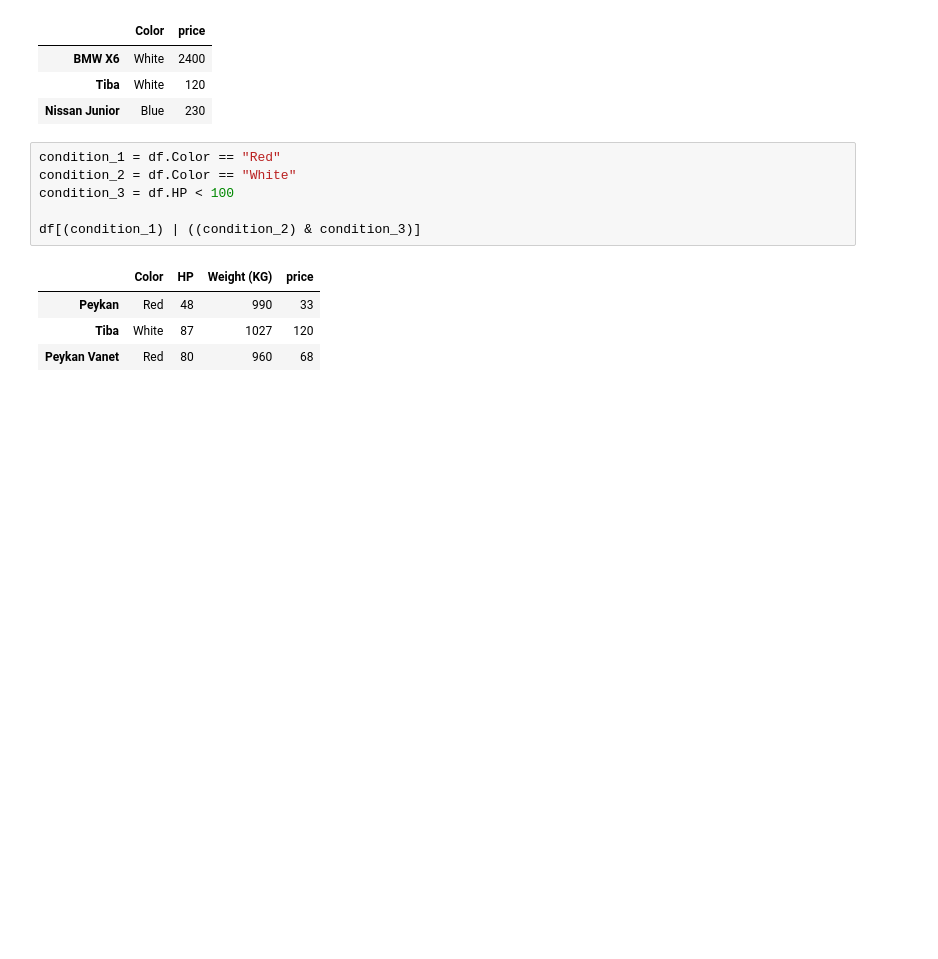
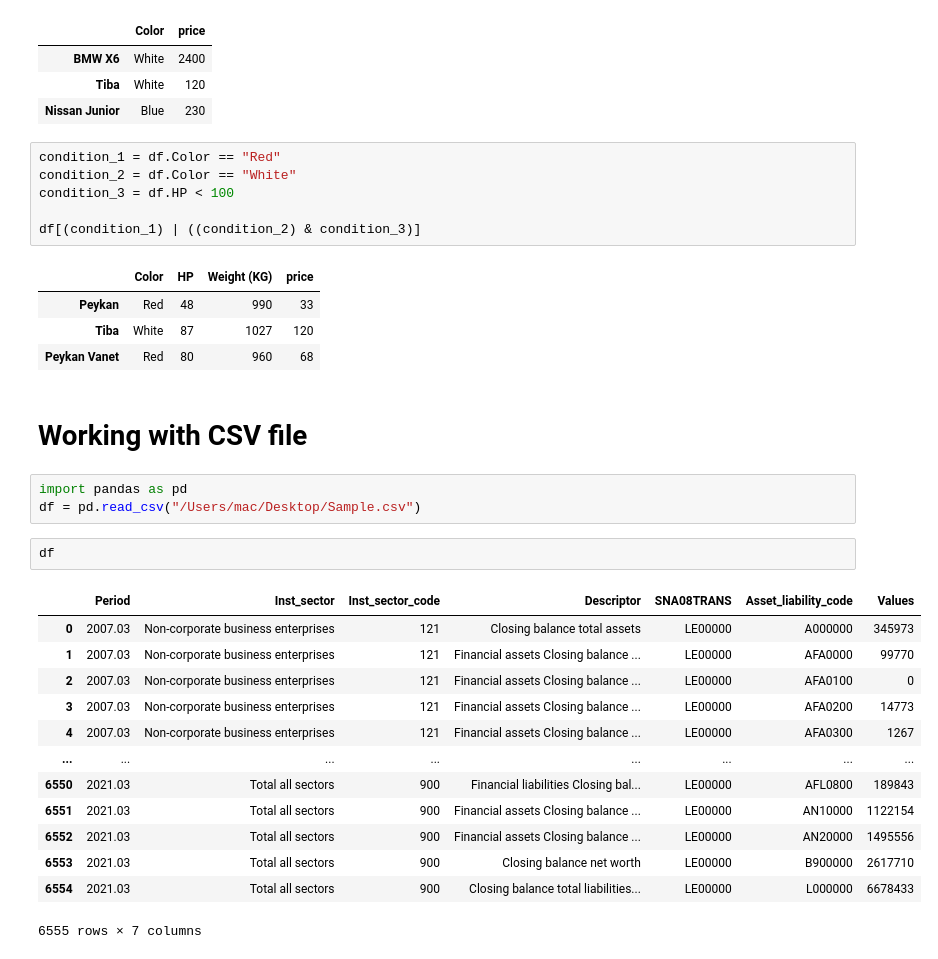
Before and after one commit to showmidelo/Preliminary_Data_Analysis_KARYAR1402, a Jupyter notebook: 02_session_Pandas.ipynb, the cells around one changed output. Cells and saved outputs as stored; diff of their text form; blank space fills up the shorter version.

```diff
--- a/02_session_Pandas.ipynb
+++ b/02_session_Pandas.ipynb
@@ -555,3 +555,24 @@ df[(condition_1) | ((condition_2) & condition_3)]
 | Peykan | Red | 48 | 990 | 33 |
 | Tiba | White | 87 | 1027 | 120 |
 | Peykan Vanet | Red | 80 | 960 | 68 |
+# %% [markdown]
+# Working with CSV file
+# %%
+import pandas as pd
+df = pd.read_csv("/Users/mac/Desktop/Sample.csv")
+# %%
+df
+# %% [output]
+|  | Period | Inst_sector | Inst_sector_code | Descriptor | SNA08TRANS | Asset_liability_code | Values |
+| 0 | 2007.03 | Non-corporate business enterprises | 121 | Closing balance total assets | LE00000 | A000000 | 345973 |
+| 1 | 2007.03 | Non-corporate business enterprises | 121 | Financial assets Closing balance ... | LE00000 | AFA0000 | 99770 |
+| 2 | 2007.03 | Non-corporate business enterprises | 121 | Financial assets Closing balance ... | LE00000 | AFA0100 | 0 |
+| 3 | 2007.03 | Non-corporate business enterprises | 121 | Financial assets Closing balance ... | LE00000 | AFA0200 | 14773 |
+| 4 | 2007.03 | Non-corporate business enterprises | 121 | Financial assets Closing balance ... | LE00000 | AFA0300 | 1267 |
+| ... | ... | ... | ... | ... | ... | ... | ... |
+| 6550 | 2021.03 | Total all sectors | 900 | Financial liabilities Closing bal... | LE00000 | AFL0800 | 189843 |
+| 6551 | 2021.03 | Total all sectors | 900 | Financial assets Closing balance ... | LE00000 | AN10000 | 1122154 |
+| 6552 | 2021.03 | Total all sectors | 900 | Financial assets Closing balance ... | LE00000 | AN20000 | 1495556 |
+| 6553 | 2021.03 | Total all sectors | 900 | Closing balance net worth | LE00000 | B900000 | 2617710 |
+| 6554 | 2021.03 | Total all sectors | 900 | Closing balance total liabilities... | LE00000 | L000000 | 6678433 |
+6555 rows × 7 columns
```
Also changed, not shown: parts of 42 cells of this notebook.
